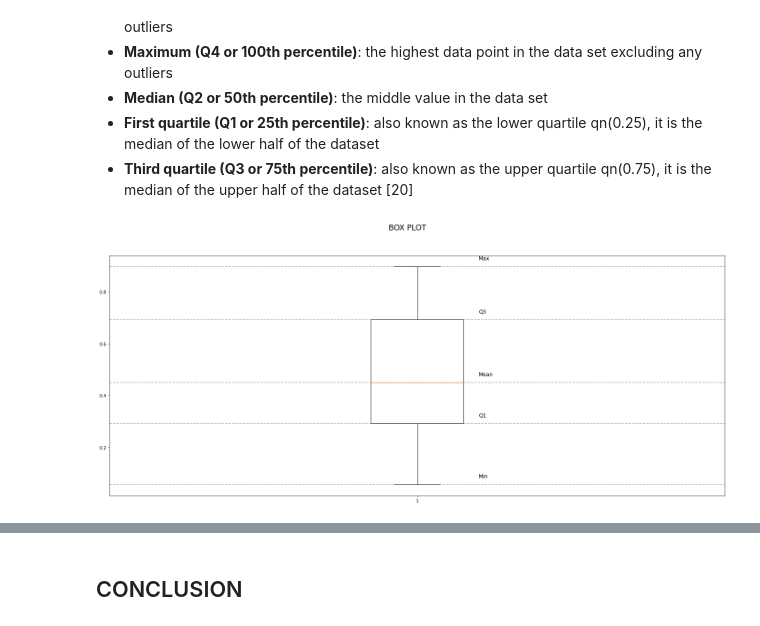
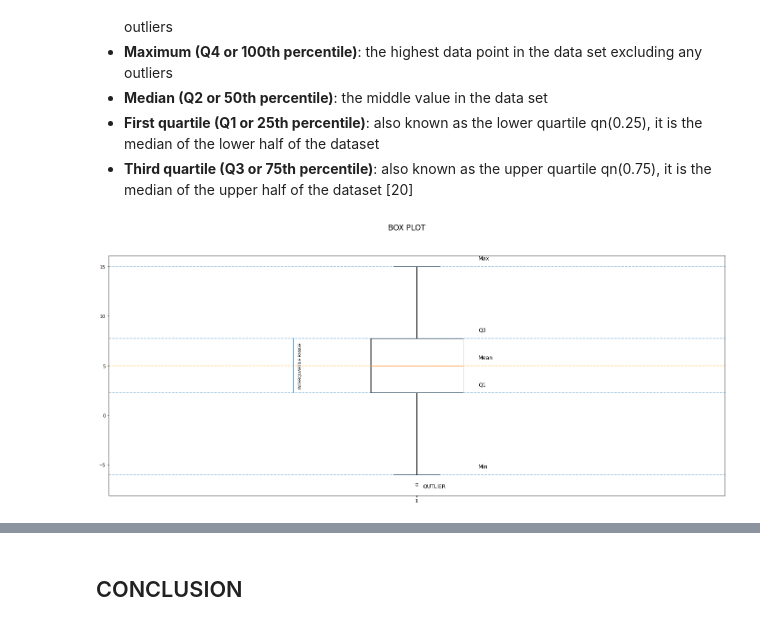
Before and after one commit to AnteDujic/Fundamentals-of-Data-Analysis, a Jupyter notebook: pyplot.ipynb, the cells around one changed output, grey strips where cells are left out. Cells and saved outputs as stored; diff of their text form; code cells hidden in the pictures.

```diff
--- a/pyplot.ipynb
+++ b/pyplot.ipynb
@@ -554,29 +554,37 @@ Box plot data:
 - **First quartile (Q1 or 25th percentile)**: also known as the lower quartile qn(0.25), it is the median of the lower half of the dataset
 - **Third quartile (Q3 or 75th percentile)**: also known as the upper quartile qn(0.75), it is the median of the upper half of the dataset [20]
 # %%
-x = rng.random(10)
+x = [-7, -6, 1,2,3,4,5,5,6,7,8,9, 14, 15]
 median = np.median(x)
-min = x.min()
-max = x.max()
+q0 = np.percentile (x, 0)
 q1 = np.percentile (x, 25)
 q3 = np.percentile (x, 75)
+q4 = np.percentile (x, 100)
 
 fig, axs = plt.subplots(figsize = (25,10))
 fig.suptitle ("BOX PLOT", size = "xx-large")
 plt.boxplot(x, vert = True)
 
 plt.text (x = 1.1, y = median, s = "Mean\n", fontsize = 12)
-plt.axhline (median, ls = "--", alpha = 0.5)
-plt.text (x = 1.1, y = min, s = "Min\n", fontsize = 12)
-plt.axhline (min, ls = "--", alpha = 0.5)
-plt.text (x = 1.1, y = max, s = "Max\n", fontsize = 12)
-plt.axhline (max, ls = "--", alpha = 0.5)
+plt.axhline (median, ls = "--", alpha = 0.5, color = "orange")
+plt.text (x = 1.1, y = q0+1, s = "Min\n", fontsize = 12)
+plt.axhline (q0+1, ls = "--", alpha = 0.5)
+plt.text (x = 1.1, y = q4, s = "Max\n", fontsize = 12)
+plt.axhline (q4, ls = "--", alpha = 0.5)
 plt.text (x = 1.1, y = q1, s = "Q1\n", fontsize = 12)
 plt.axhline (q1, ls = "--", alpha = 0.5)
 plt.text (x = 1.1, y = q3, s = "Q3\n", fontsize = 12)
 plt.axhline (q3, ls = "--", alpha = 0.5)
+plt.text (x = 1.01, y = q0-1, s = "OUTLIER\n", fontsize = 12)
 
 
+point1 = [0.8, q3]
+point2 = [0.8, q1]
+x_values = [point1[0], point2[0]]
+y_values = [point1[1], point2[1]]
+plt.plot(x_values, y_values)
+plt.text (x = 0.8, y = median, s = "\nINTERQUARTILE RANGE", fontsize = 9, rotation = "vertical", va = "center")
+
 plt.show()
 # %% [output]
-[figure, old version]
+[figure, new version]
```
Also changed, not shown: parts of 11 cells of this notebook.
